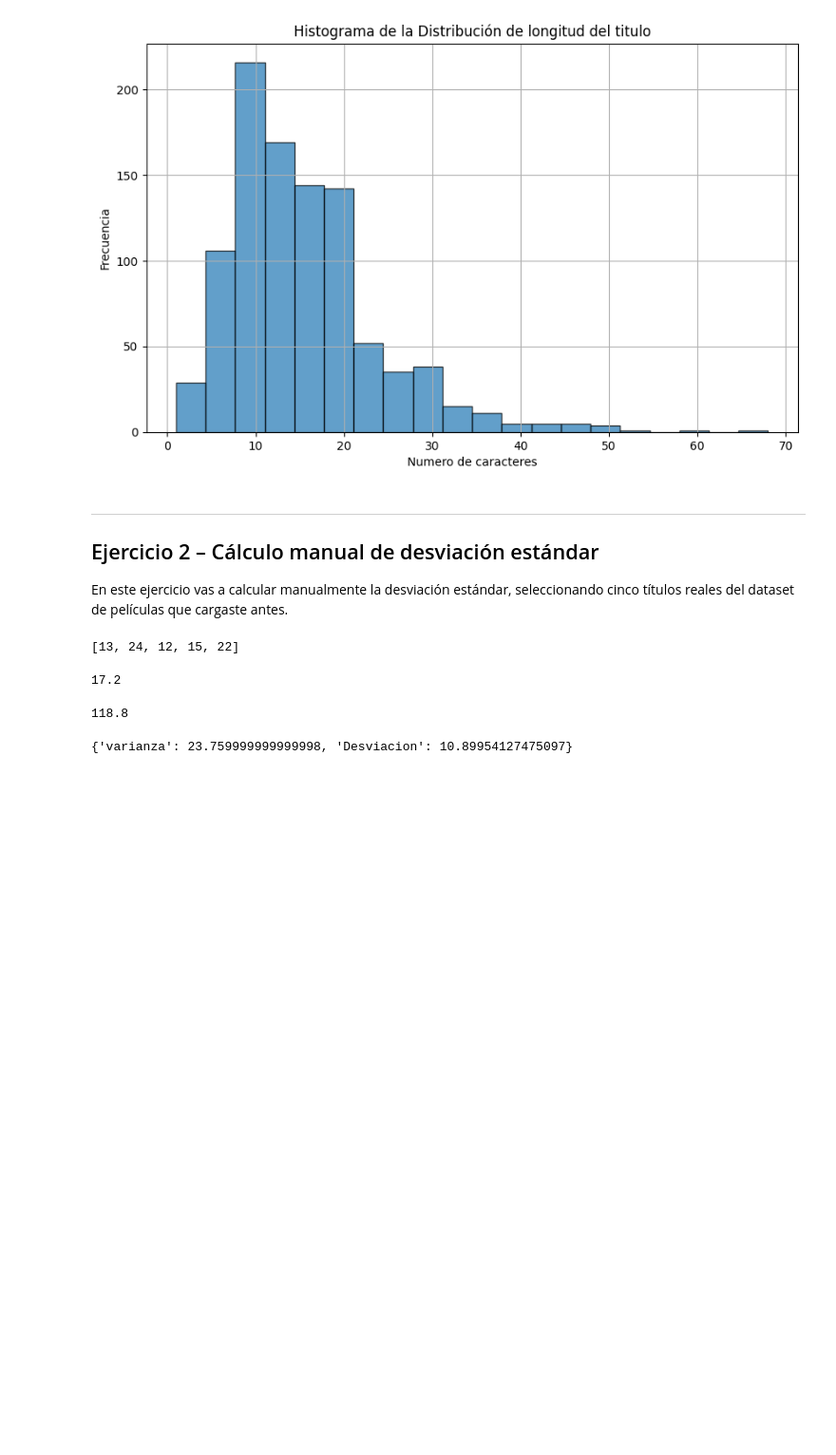
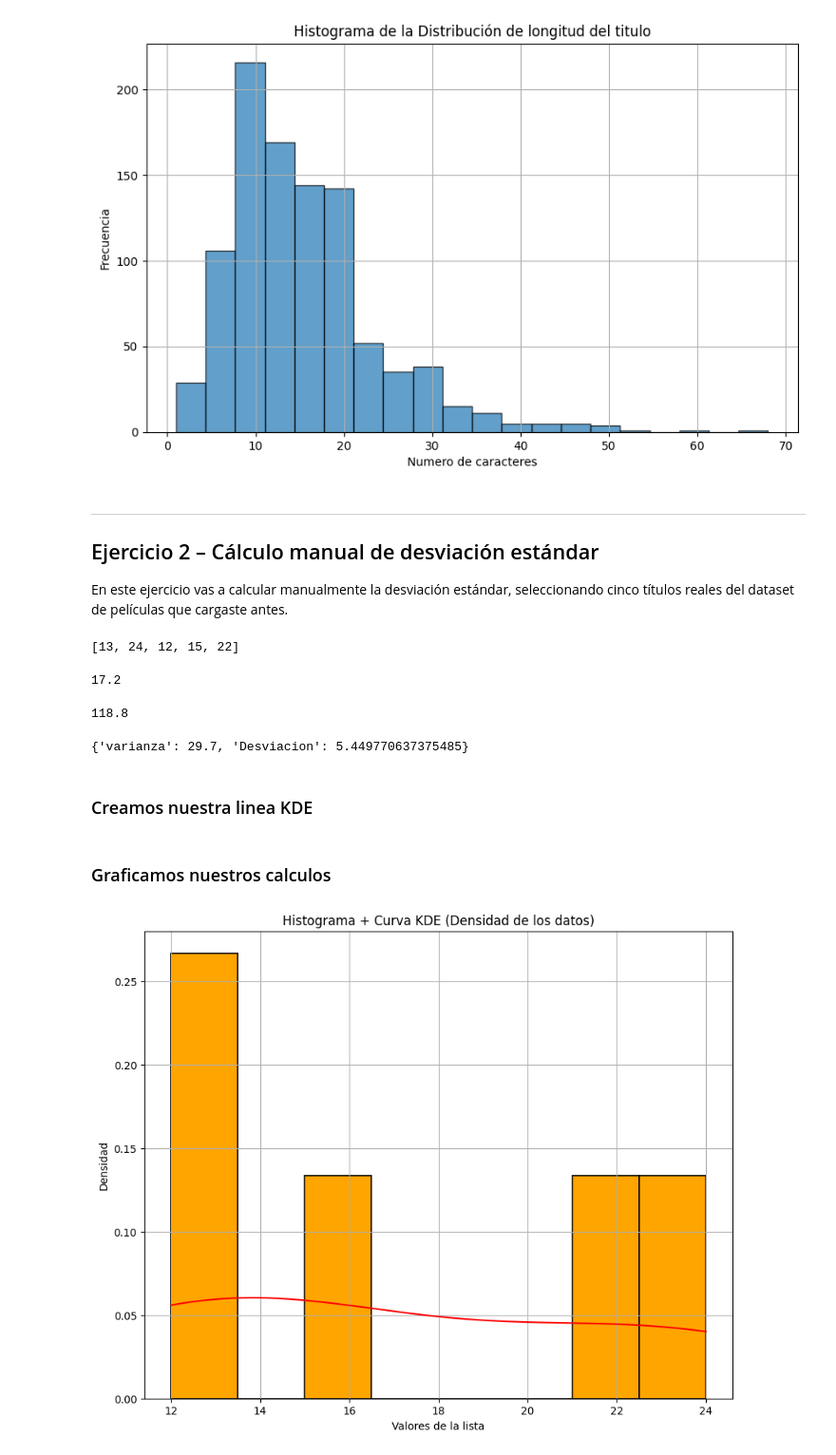
Before and after one commit to 4GeeksAcademy/estadisticas-elius123ef, a Jupyter notebook: notebook/problems.es.ipynb, the cells around one changed output. Shown at 95% size. Cells and saved outputs as stored; diff of their text form; code cells hidden in the pictures; blank space fills up the shorter version.

```diff
--- a/notebook/problems.es.ipynb
+++ b/notebook/problems.es.ipynb
@@ -159,12 +160,32 @@ diferencias_al_cuadrado
 # %%
 # Calcula la varianza (promedio de las diferencias al cuadrado) y su raíz cuadrada para obtener la desviación
 
-varianza = diferencias_al_cuadrado / len(lista)
-desviacion = diferencias_al_cuadrado ** 0.5
+varianza = diferencias_al_cuadrado / (len(lista) -1)
+desviacion = varianza ** 0.5
 
 resultado_var_des = {"varianza": varianza ,
                      "Desviacion": desviacion}
 
 resultado_var_des
 # %% [output]
-{'varianza': 23.759999999999998, 'Desviacion': 10.89954127475097}
+{'varianza': 29.7, 'Desviacion': 5.449770637375485}
+# %% [markdown]
+### Creamos nuestra linea KDE
+# %%
+data = np.array(lista)
+kde = gaussian_kde(data)
+x = np.linspace(data.min(), data.max(), 200)
+y = kde(x)
+# %% [markdown]
+### Graficamos nuestros calculos
+# %%
+plt.figure(figsize=(10,8))
+plt.hist(lista, bins=8, density=True, edgecolor="black", linewidth=1.2, color='orange')
+plt.plot(x, y, color='red')
+plt.title("Histograma + Curva KDE (Densidad de los datos)")
+plt.xlabel("Valores de la lista")
+plt.ylabel("Densidad")
+plt.grid(True)
+plt.show()
+# %% [output]
+[figure, added]
```
Also changed, not shown: parts of 4 cells of this notebook, 1 other file.
